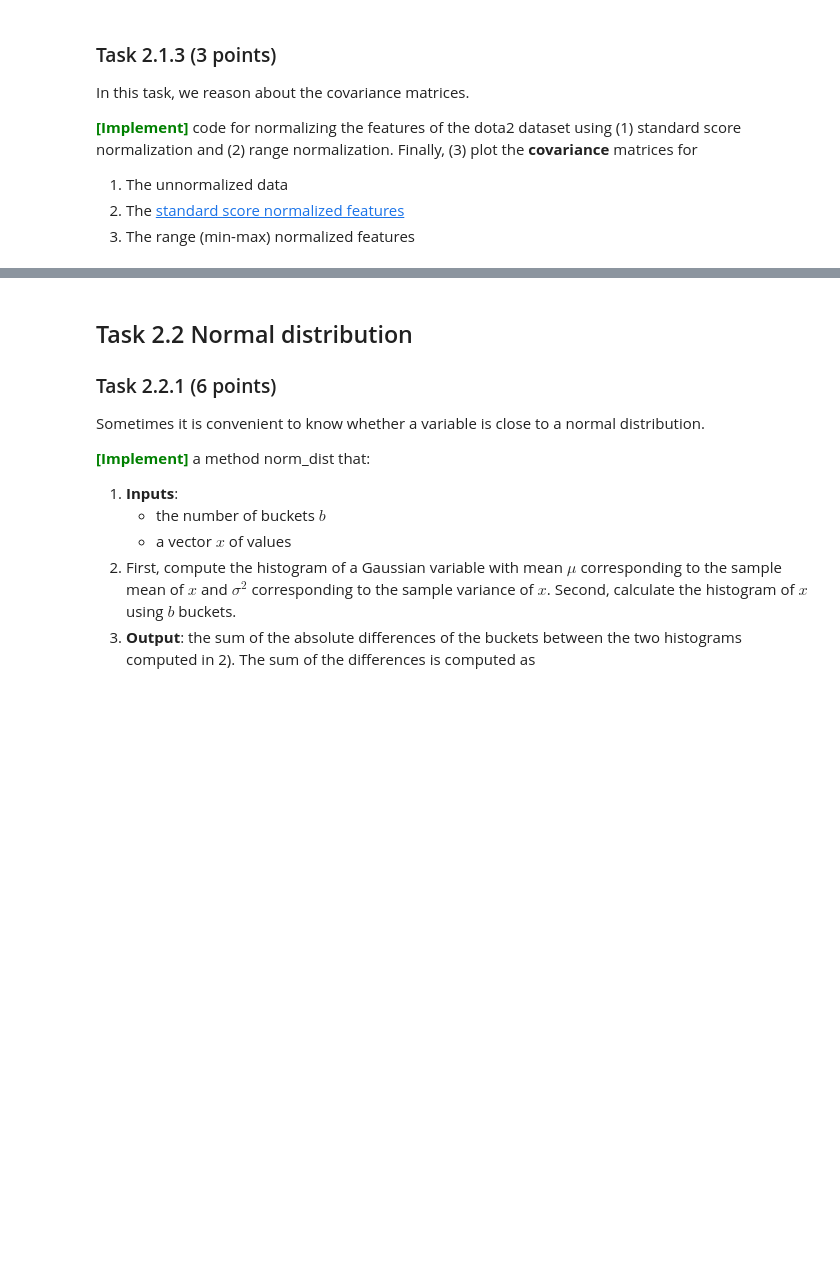
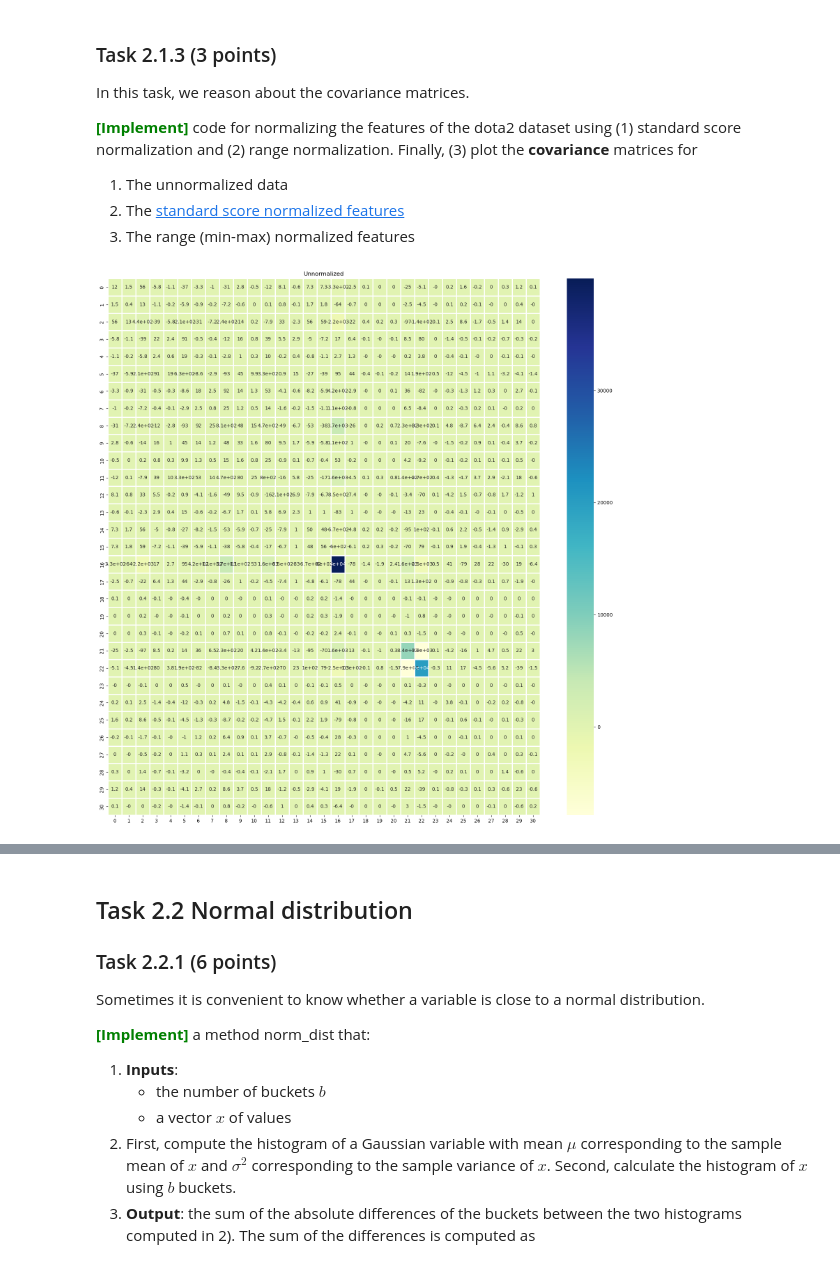
Before and after one commit to SofieHvid/dm2024-exercises-main, a Jupyter notebook: handins/handin1.ipynb, the cells around one changed output, grey strips where cells are left out. Saved outputs shown, nothing was run; the diff lists cells and outputs as text; code cells hidden in the pictures; blank space fills up the shorter version.

```diff
--- a/handins/handin1.ipynb
+++ b/handins/handin1.ipynb
@@ -783,11 +838,21 @@ In this task, we reason about the covariance matrices.
 1. The unnormalized data
 2. The [standard score normalized features](https://en.wikipedia.org/wiki/Standard_score)
 3. The range (min-max) normalized features
-# %%
-# Data
-X = data_np
-
-# YOUR CODE HERE
-
-
-# YOUR CODE HERE
+# %%
+# We define plot function w the code from 2.1.2
+# I assume i can use the cov() function now. Otherwise I would have inplemented it as in 2.1.1 A (the first part)
+def plot_covariance(X, title):
+    X0 = X - np.mean(X, axis=0) # Center data
+    S = (X0.T @ X0)/(len(X0) - 1) # Covariance matrix
+    sns.heatmap(np.round(S,1),annot=True,linewidths=1, cmap="YlGnBu", annot_kws={"fontsize":10})
+    plt.title(title)
+    plt.show()
+# %%
+# Data
+X = data_np[:,2:].astype(float)
+
+# 1. Unnormalized
+fig, ax = plt.subplots(figsize=(20,20))
+plot_covariance(X, 'Unnormalized')
+# %% [output]
+[figure, added]
```
Also changed, not shown: parts of 76 cells of this notebook, 2 other files.
